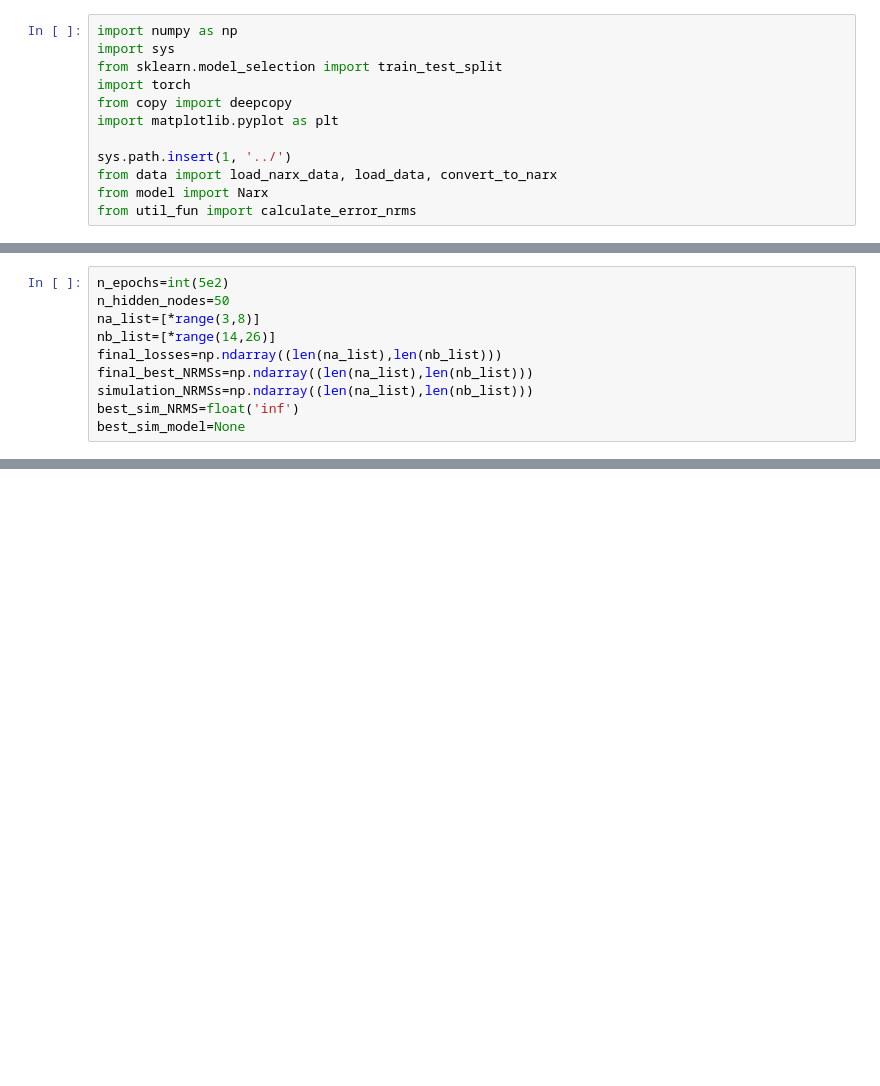
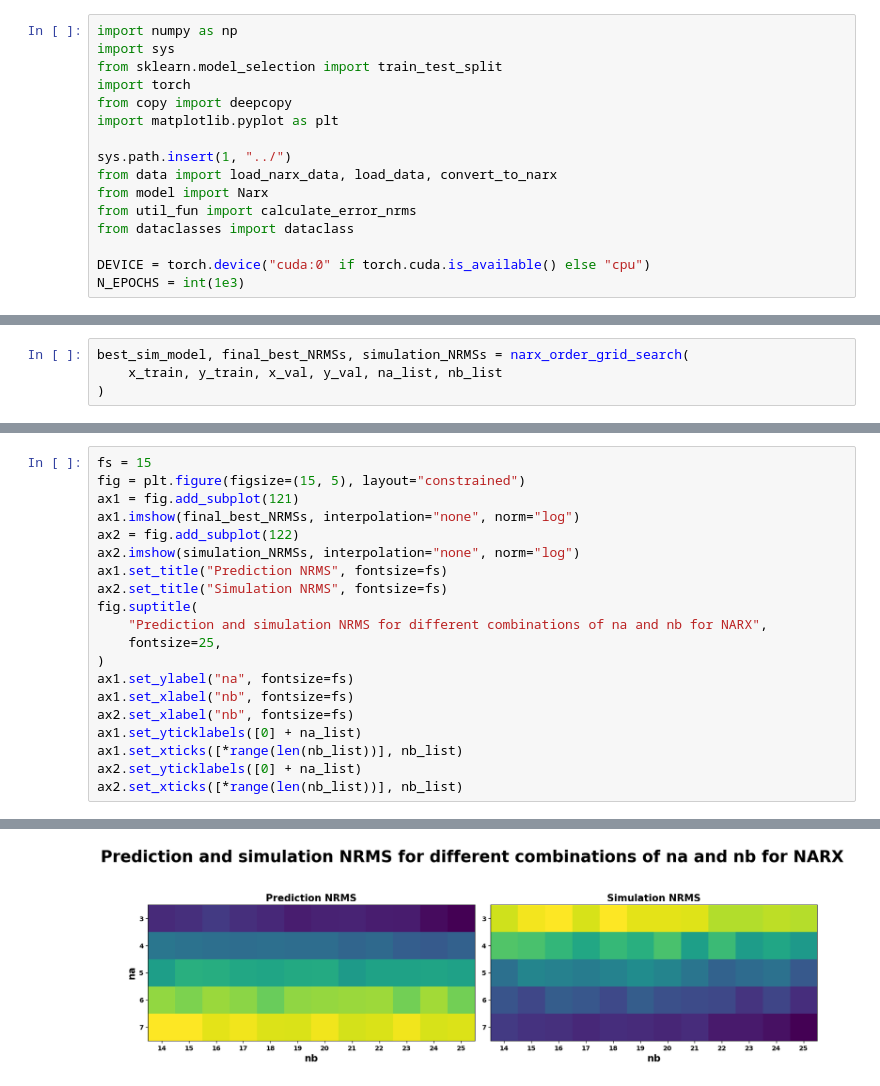
Before and after one commit to Erick-Hoogstrate/5SC28, a Jupyter notebook: narx_GS_simval.ipynb, the cells around one changed output, grey strips where cells are left out. Drawn from its saved outputs; the diff is of its cells as text; blank space fills up the shorter version.

```diff
--- a/narx_GS_simval.ipynb
+++ b/narx_GS_simval.ipynb
@@ -6,8 +6,12 @@ import torch
 from copy import deepcopy
 import matplotlib.pyplot as plt
 
-sys.path.insert(1, '../')
+sys.path.insert(1, "../")
 from data import load_narx_data, load_data, convert_to_narx
 from model import Narx
 from util_fun import calculate_error_nrms
+from dataclasses import dataclass
+
+DEVICE = torch.device("cuda:0" if torch.cuda.is_available() else "cpu")
+N_EPOCHS = int(1e3)
 # %%
@@ -41,10 +45,0 @@ x_train, x_val, y_train, y_val =train_test_split(x, y, shuffle=False)
-# %%
-n_epochs=int(5e2)
-n_hidden_nodes=50
-na_list=[*range(3,8)]
-nb_list=[*range(14,26)]
-final_losses=np.ndarray((len(na_list),len(nb_list)))
-final_best_NRMSs=np.ndarray((len(na_list),len(nb_list)))
-simulation_NRMSs=np.ndarray((len(na_list),len(nb_list)))
-best_sim_NRMS=float('inf')
-best_sim_model=None
@@ -50,0 +135,4 @@ best_sim_model=None
+# %%
+best_sim_model, final_best_NRMSs, simulation_NRMSs = narx_order_grid_search(
+    x_train, y_train, x_val, y_val, na_list, nb_list
+)
@@ -50,0 +157,21 @@ best_sim_model=None
+# %%
+fs = 15
+fig = plt.figure(figsize=(15, 5), layout="constrained")
+ax1 = fig.add_subplot(121)
+ax1.imshow(final_best_NRMSs, interpolation="none", norm="log")
+ax2 = fig.add_subplot(122)
+ax2.imshow(simulation_NRMSs, interpolation="none", norm="log")
+ax1.set_title("Prediction NRMS", fontsize=fs)
+ax2.set_title("Simulation NRMS", fontsize=fs)
+fig.suptitle(
+    "Prediction and simulation NRMS for different combinations of na and nb for NARX",
+    fontsize=25,
+)
+ax1.set_ylabel("na", fontsize=fs)
+ax1.set_xlabel("nb", fontsize=fs)
+ax2.set_xlabel("nb", fontsize=fs)
+ax1.set_yticklabels([0] + na_list)
+ax1.set_xticks([*range(len(nb_list))], nb_list)
+ax2.set_yticklabels([0] + na_list)
+ax2.set_xticks([*range(len(nb_list))], nb_list)
+# %% [output]
@@ -50,0 +190 @@ best_sim_model=None
+[figure, added]
```
Also changed, not shown: parts of 16 cells of this notebook, 2 other files.
